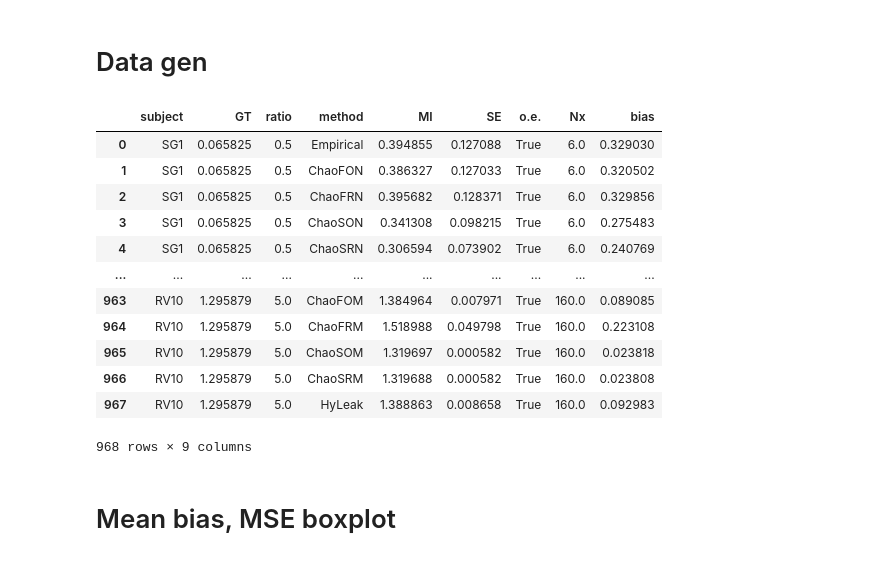
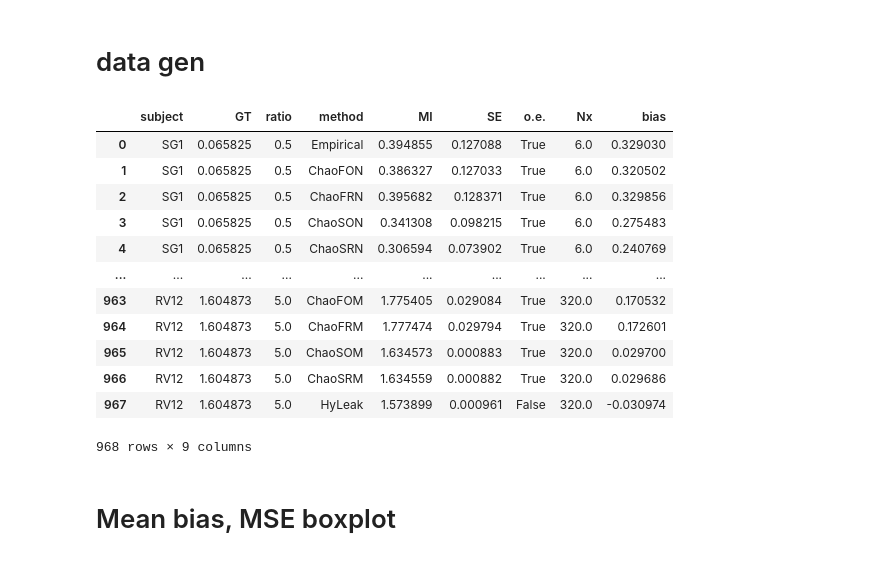
Before and after one commit to niMgnoeSeeL/ChaoMI, a Jupyter notebook: notebook/RQ1-RQ2(partial).ipynb, the cells around one changed output. Drawn from its saved outputs; the diff is of its cells as text; code cells hidden in the pictures.

```diff
--- a/notebook/RQ1-RQ2(partial).ipynb
+++ b/notebook/RQ1-RQ2(partial).ipynb
@@ -1,21 +1,22 @@
 # %% [markdown]
-# Data gen
+# data gen
 # %%
 import pandas as pd
 import numpy as np
 import seaborn as sns
 import matplotlib.pyplot as plt
+from pprint import pprint
 import os
+
+os.chdir("../")
 
 output_domain_size_dict = {
     "smartgrid-1": (3, 12),
     "smartgrid-2": (9, 12),
     "prob-termination-5": (6, 10),
     "prob-termination-7": (8, 10),
-    "prob-termination-6": (7, 10),
     "prob-termination-9": (10, 10),
     "prob-termination-12": (13, 20),
-    "window-16": (16, 16),
     "smartgrid-3": (27, 12),
     "reservoir-6": (64, 8),
     "window-20": (20, 20),
@@ -30,16 +31,16 @@ output_domain_size_dict = {
     "random-walk-5": (500, 31),
     "random-walk-7": (500, 33),
     "reservoir-10": (1024, 32),
+    "reservoir-4": (16, 4),
+    "reservoir-12": (4096, 64),
 }
 subject_name_map = {
     "smartgrid-1": "SG1",
     "smartgrid-2": "SG2",
     "prob-termination-5": "PT5",
     "prob-termination-7": "PT7",
-    "prob-termination-6": "PT6",
     "prob-termination-9": "PT9",
     "prob-termination-12": "PT12",
-    "window-16": "WD16",
     "smartgrid-3": "SG3",
     "reservoir-6": "RV6",
     "window-20": "WD20",
@@ -54,11 +55,12 @@ subject_name_map = {
     "random-walk-5": "RW5",
     "random-walk-7": "RW7",
     "reservoir-10": "RV10",
+    "reservoir-4": "RV4",
+    "reservoir-12": "RV12",
 }
 
 subject_order = [
     "PT5",
-    "PT6",
     "PT7",
     "PT9",
     "PT12",
@@ -66,15 +68,16 @@ subject_order = [
     "RW5",
     "RW7",
     "RW14",
+    "RV4",
     "RV6",
     "RV8",
     "RV10",
+    "RV12",
     "SG1",
     "SG2",
     "SG3",
     "SG4",
     "SG5",
-    "WD16",
     "WD20",
     "WD24",
     "WD28",
@@ -112,11 +115,11 @@ method_rename = {
 df = pd.DataFrame(
     columns=["subject", "GT", "ratio", "method", "MI", "SE", "o.e."]
 )
-# best_method = []
+
 for subject in output_domain_size_dict.keys():
-    data_path = f"../result/esti-merged-{subject}-i-xy.csv"
+    data_path = f"result/esti-merged-{subject}-i-xy.csv"
     if os.path.exists(data_path) == False:
-        continue
+        print(f"WARN: {data_path} not found")
     data = pd.read_csv(data_path)
     GT = data["GT"].values[0]
     data = data.drop(columns=["GT"])
@@ -134,38 +137,38 @@ for subject in output_domain_size_dict.keys():
         .mean()
         .reset_index()
         .drop(columns=["trial"])
     )
     data_mse = (
         data_melt.drop(columns=["MI"])
         .groupby(["Nx", "method"], observed=False)
         .mean()
         .reset_index()
         .drop(columns=["trial"])
     )
     data_mean = data_mean.merge(data_mse, on=["Nx", "method"])
     NS_x, NS_y = output_domain_size_dict[subject]
     data_mean["ratio"] = data_mean["Nx"] / NS_y
     data_mean.loc[data_mean["ratio"] < 1, "ratio"] = 0.5
     data_mean["subject"] = subject_name_map[subject]
     data_mean["GT"] = GT
     data_mean["o.e."] = data_mean["MI"] - GT > 0
     df = pd.concat([df, data_mean], ignore_index=True)
 df = df.dropna(subset=["MI"])
 df["bias"] = df["MI"] - df["GT"]
 display(df)
 # %% [output]
 |  | subject | GT | ratio | method | MI | SE | o.e. | Nx | bias |
 | 0 | SG1 | 0.065825 | 0.5 | Empirical | 0.394855 | 0.127088 | True | 6.0 | 0.329030 |
 | 1 | SG1 | 0.065825 | 0.5 | ChaoFON | 0.386327 | 0.127033 | True | 6.0 | 0.320502 |
 | 2 | SG1 | 0.065825 | 0.5 | ChaoFRN | 0.395682 | 0.128371 | True | 6.0 | 0.329856 |
 | 3 | SG1 | 0.065825 | 0.5 | ChaoSON | 0.341308 | 0.098215 | True | 6.0 | 0.275483 |
 | 4 | SG1 | 0.065825 | 0.5 | ChaoSRN | 0.306594 | 0.073902 | True | 6.0 | 0.240769 |
 | ... | ... | ... | ... | ... | ... | ... | ... | ... | ... |
-| 963 | RV10 | 1.295879 | 5.0 | ChaoFOM | 1.384964 | 0.007971 | True | 160.0 | 0.089085 |
-| 964 | RV10 | 1.295879 | 5.0 | ChaoFRM | 1.518988 | 0.049798 | True | 160.0 | 0.223108 |
-| 965 | RV10 | 1.295879 | 5.0 | ChaoSOM | 1.319697 | 0.000582 | True | 160.0 | 0.023818 |
-| 966 | RV10 | 1.295879 | 5.0 | ChaoSRM | 1.319688 | 0.000582 | True | 160.0 | 0.023808 |
-| 967 | RV10 | 1.295879 | 5.0 | HyLeak | 1.388863 | 0.008658 | True | 160.0 | 0.092983 |
+| 963 | RV12 | 1.604873 | 5.0 | ChaoFOM | 1.775405 | 0.029084 | True | 320.0 | 0.170532 |
+| 964 | RV12 | 1.604873 | 5.0 | ChaoFRM | 1.777474 | 0.029794 | True | 320.0 | 0.172601 |
+| 965 | RV12 | 1.604873 | 5.0 | ChaoSOM | 1.634573 | 0.000883 | True | 320.0 | 0.029700 |
+| 966 | RV12 | 1.604873 | 5.0 | ChaoSRM | 1.634559 | 0.000882 | True | 320.0 | 0.029686 |
+| 967 | RV12 | 1.604873 | 5.0 | HyLeak | 1.573899 | 0.000961 | False | 320.0 | -0.030974 |
 968 rows × 9 columns
 # %% [markdown]
 # Mean bias, MSE boxplot
```
Also changed, not shown: parts of 7 cells of this notebook, 27 other files.
